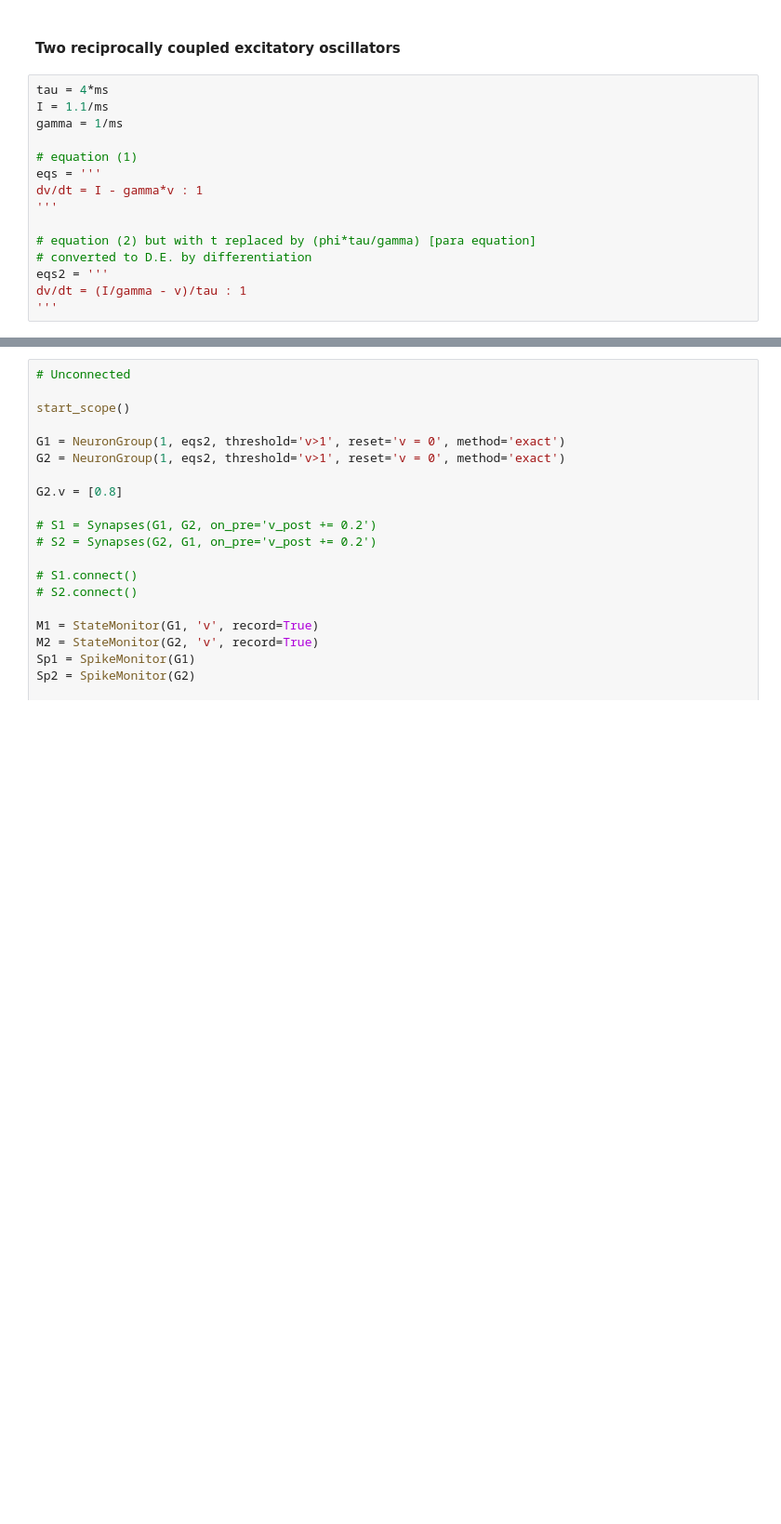
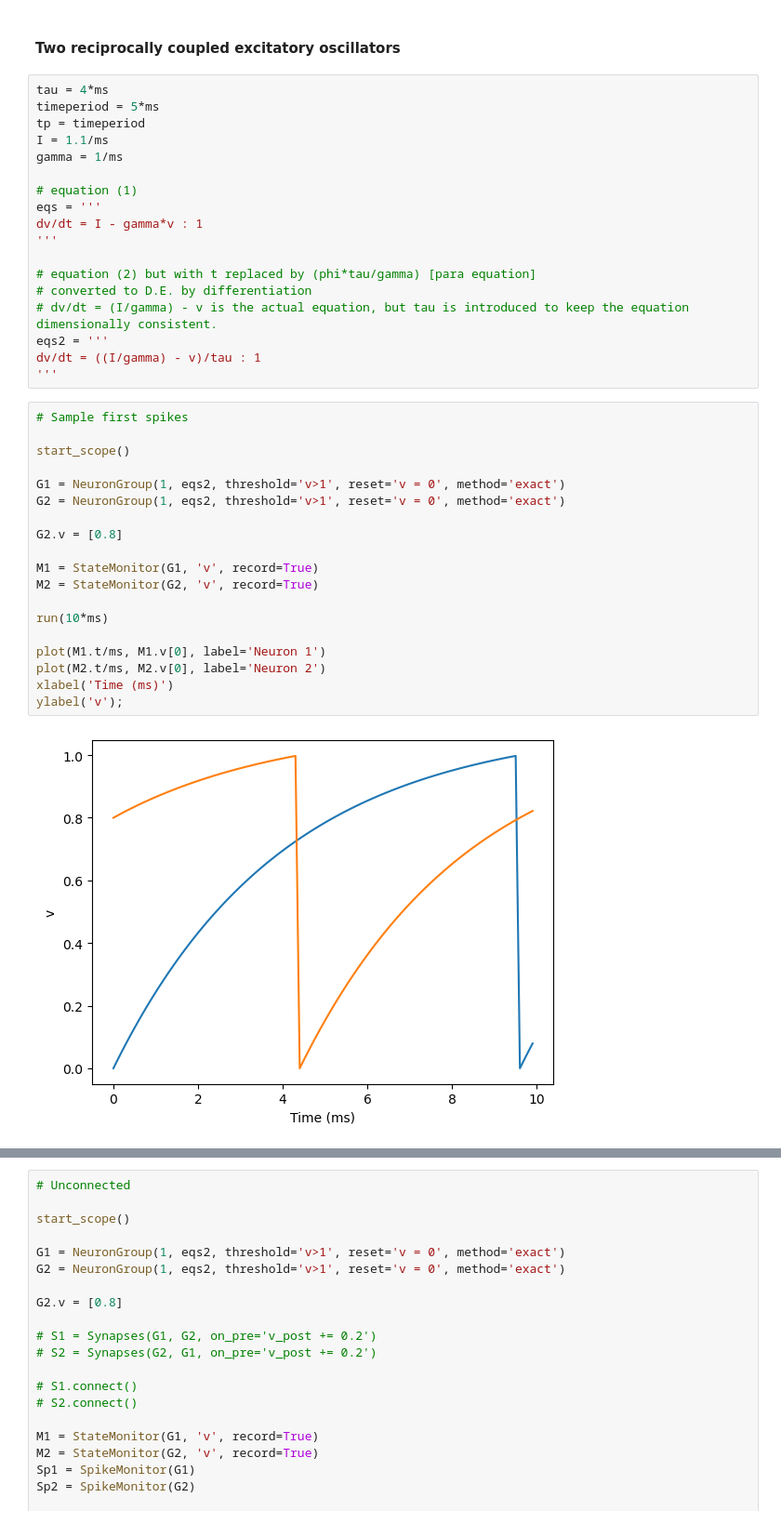
Before and after one commit to ch3rryblossom/sudoku-network, a Jupyter notebook: starter.ipynb, the cells around one changed output, grey strips where cells are left out. Shown at 93% size. Drawn from its saved outputs; the diff is of its cells as text; blank space fills up the shorter version.

```diff
--- a/starter.ipynb
+++ b/starter.ipynb
@@ -22,6 +22,8 @@ from brian2 import *
 #### Two reciprocally coupled excitatory oscillators
 # %%
 tau = 4*ms
+timeperiod = 5*ms
+tp = timeperiod
 I = 1.1/ms
 gamma = 1/ms
 
@@ -32,6 +34,28 @@ dv/dt = I - gamma*v : 1
 
 # equation (2) but with t replaced by (phi*tau/gamma) [para equation]
 # converted to D.E. by differentiation
+# dv/dt = (I/gamma) - v is the actual equation, but tau is introduced to keep the equation dimensionally consistent.
 eqs2 = '''
-dv/dt = (I/gamma - v)/tau : 1
+dv/dt = ((I/gamma) - v)/tau : 1
 '''
+# %%
+# Sample first spikes
+
+start_scope()
+
+G1 = NeuronGroup(1, eqs2, threshold='v>1', reset='v = 0', method='exact')
+G2 = NeuronGroup(1, eqs2, threshold='v>1', reset='v = 0', method='exact')
+
+G2.v = [0.8]
+
+M1 = StateMonitor(G1, 'v', record=True)
+M2 = StateMonitor(G2, 'v', record=True)
+
+run(10*ms)
+
+plot(M1.t/ms, M1.v[0], label='Neuron 1')
+plot(M2.t/ms, M2.v[0], label='Neuron 2')
+xlabel('Time (ms)')
+ylabel('v');
+# %% [output]
+[figure, added]
```
Also changed, not shown: parts of 1 cell of this notebook.
